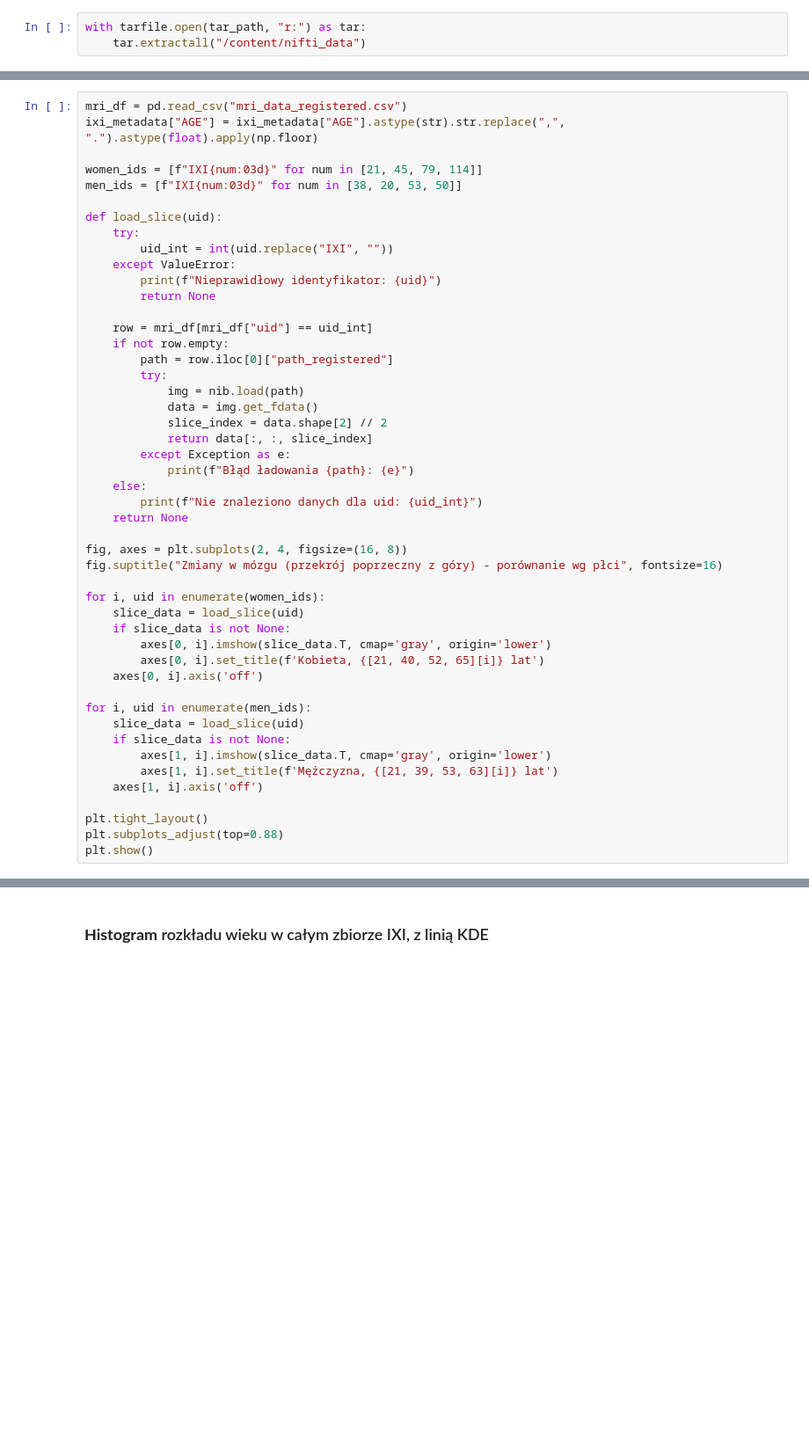
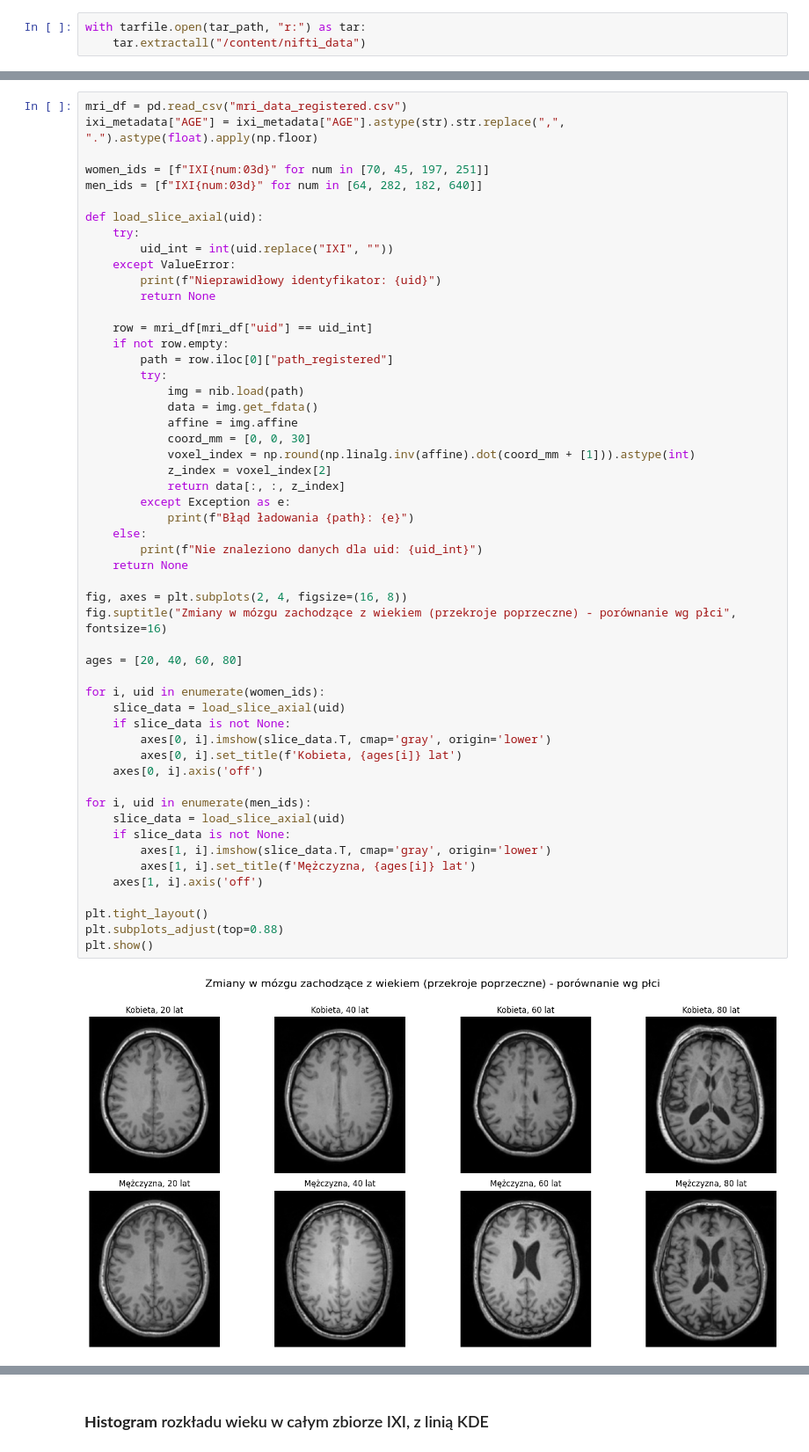
Before and after one commit to martynalesniak/brain-tumor-segmentation-wandb, a Jupyter notebook: MRI_results_data_visualization.ipynb, the cells around one changed output, grey strips where cells are left out. Shown at 88% size. Saved outputs shown, nothing was run; the diff lists cells and outputs as text; blank space fills up the shorter version.

Commit message:
Add script with result plots and visualizations

```diff
--- a/MRI_results_data_visualization.ipynb
+++ b/MRI_results_data_visualization.ipynb
@@ -84,48 +88,55 @@ with tarfile.open(tar_path, "r:") as tar:
 mri_df = pd.read_csv("mri_data_registered.csv")
 ixi_metadata["AGE"] = ixi_metadata["AGE"].astype(str).str.replace(",", ".").astype(float).apply(np.floor)
 
-women_ids = [f"IXI{num:03d}" for num in [21, 45, 79, 114]]
-men_ids = [f"IXI{num:03d}" for num in [38, 20, 53, 50]]
+women_ids = [f"IXI{num:03d}" for num in [70, 45, 197, 251]]
+men_ids = [f"IXI{num:03d}" for num in [64, 282, 182, 640]]
 
-def load_slice(uid):
+def load_slice_axial(uid):
     try:
         uid_int = int(uid.replace("IXI", ""))
     except ValueError:
         print(f"Nieprawidłowy identyfikator: {uid}")
         return None
 
     row = mri_df[mri_df["uid"] == uid_int]
     if not row.empty:
         path = row.iloc[0]["path_registered"]
         try:
             img = nib.load(path)
             data = img.get_fdata()
-            slice_index = data.shape[2] // 2
-            return data[:, :, slice_index]
+            affine = img.affine
+            coord_mm = [0, 0, 30]
+            voxel_index = np.round(np.linalg.inv(affine).dot(coord_mm + [1])).astype(int)
+            z_index = voxel_index[2]
+            return data[:, :, z_index]
         except Exception as e:
             print(f"Błąd ładowania {path}: {e}")
     else:
         print(f"Nie znaleziono danych dla uid: {uid_int}")
     return None
 
 fig, axes = plt.subplots(2, 4, figsize=(16, 8))
-fig.suptitle("Zmiany w mózgu (przekrój poprzeczny z góry) - porównanie wg płci", fontsize=16)
+fig.suptitle("Zmiany w mózgu zachodzące z wiekiem (przekroje poprzeczne) - porównanie wg płci", fontsize=16)
+
+ages = [20, 40, 60, 80]
 
 for i, uid in enumerate(women_ids):
-    slice_data = load_slice(uid)
+    slice_data = load_slice_axial(uid)
     if slice_data is not None:
         axes[0, i].imshow(slice_data.T, cmap='gray', origin='lower')
-        axes[0, i].set_title(f'Kobieta, {[21, 40, 52, 65][i]} lat')
+        axes[0, i].set_title(f'Kobieta, {ages[i]} lat')
     axes[0, i].axis('off')
 
 for i, uid in enumerate(men_ids):
-    slice_data = load_slice(uid)
+    slice_data = load_slice_axial(uid)
     if slice_data is not None:
         axes[1, i].imshow(slice_data.T, cmap='gray', origin='lower')
-        axes[1, i].set_title(f'Mężczyzna, {[21, 39, 53, 63][i]} lat')
+        axes[1, i].set_title(f'Mężczyzna, {ages[i]} lat')
     axes[1, i].axis('off')
 
 plt.tight_layout()
 plt.subplots_adjust(top=0.88)
 plt.show()
+# %% [output]
+[figure, added]
 # %%
```
Also changed, not shown: parts of 8 cells of this notebook.
